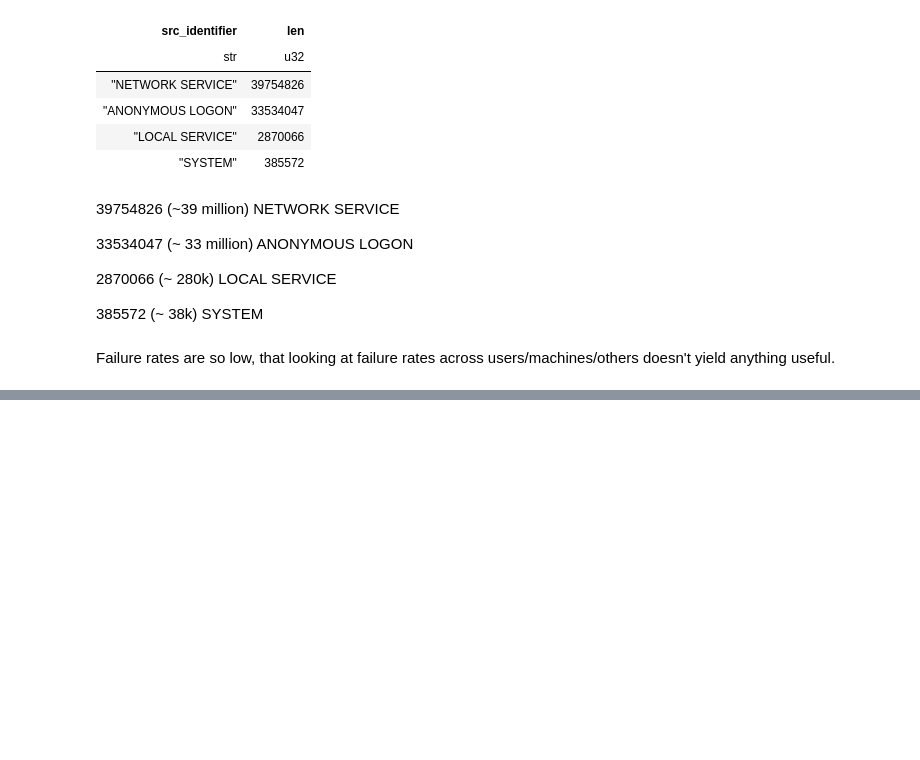
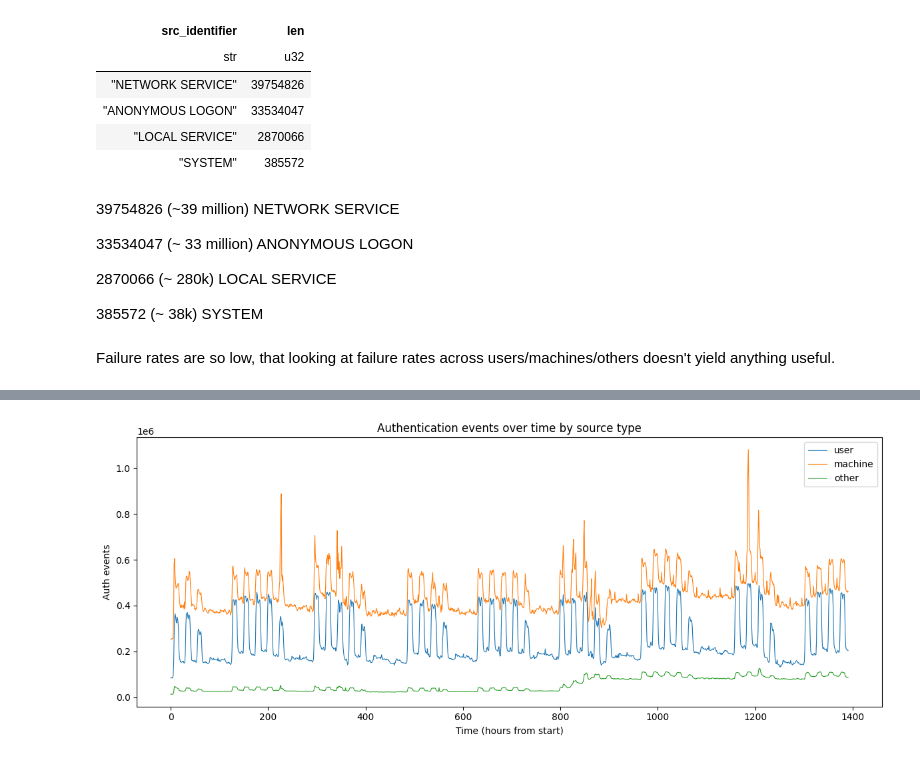
Before and after one commit to Tarun-Rajan99/MSc-Project, a Jupyter notebook: 03_working_notebooks/human_computer.ipynb, the cells around one changed output, grey strips where cells are left out. Cells and saved outputs as stored; diff of their text form; code cells hidden in the pictures; blank space fills up the shorter version.

```diff
--- a/03_working_notebooks/human_computer.ipynb
+++ b/03_working_notebooks/human_computer.ipynb
@@ -24,8 +24,8 @@ shape: (5, 9)
 | 1 | "C1020$@DOM1" | "SYSTEM@C1020" | "C1020" | "C1020" | "Negotiate" | "Service" | "LogOn" | "Success" |
 | 1 | "C1021$@DOM1" | "C1021$@DOM1" | "C1021" | "C625" | "Kerberos" | "Network" | "LogOn" | "Success" |
 # %%
-# What are the different type of source users
-types = df.with_columns(
+# Adding type of user to columns
+df = df.with_columns(
     pl.col("src_user")
       .str.strip_chars('"')
       .str.split("@").list.first()
@@ -38,8 +38,3 @@ types = df.with_columns(
       .otherwise(pl.lit("other"))
       .alias("src_type")
 )
-
-types.filter(pl.col("src_type") == "other") \
-  .select("src_identifier") \
-  .unique() \
-  .collect(engine="streaming")
@@ -95,0 +107,10 @@ Failure rates are so low, that looking at failure rates across users/machines/ot
+# %%
+# %%
+# Aggregate counts per hour per src_type
+ts = df.with_columns(
+    (pl.col("time") // 3600).alias("hour")     # 3600 sec = 1 hr; use 86400 for daily
+).group_by("hour", "src_type").len() \
+ .sort("hour") \
+ .collect(engine="streaming")
+
+ts
@@ -95,0 +132,15 @@ Failure rates are so low, that looking at failure rates across users/machines/ot
+# %%
+fig, ax = plt.subplots(figsize=(12, 5))
+
+for t in ["user", "machine", "other"]:
+    sub = ts.filter(pl.col("src_type") == t).sort("hour")
+    ax.plot(sub["hour"], sub["len"], label=t, linewidth=0.8)
+
+ax.set_xlabel("Time (hours from start)")
+ax.set_ylabel("Auth events")
+ax.set_title("Authentication events over time by source type")
+ax.legend()
+plt.tight_layout()
+plt.show()
+# %% [output]
+[figure, added]
```
Also changed, not shown: parts of 16 cells of this notebook.
